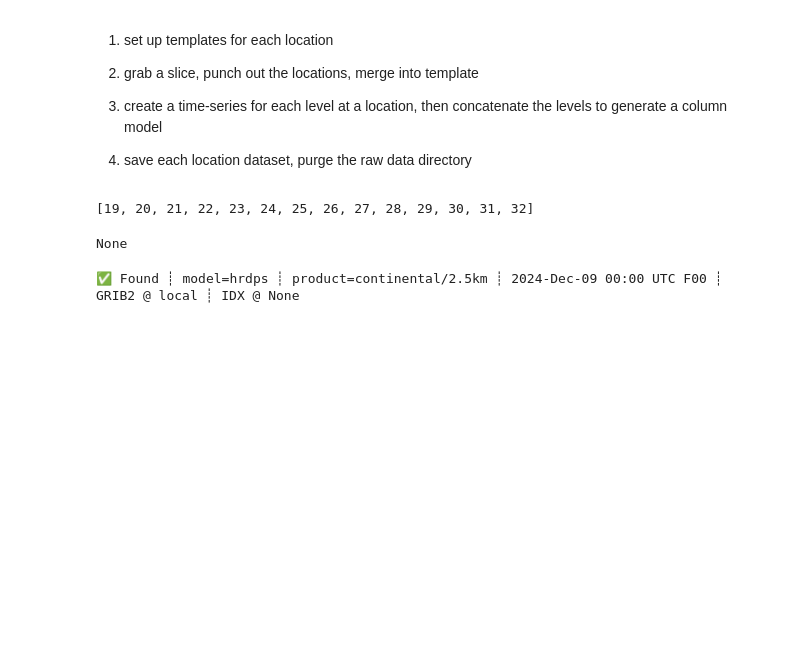
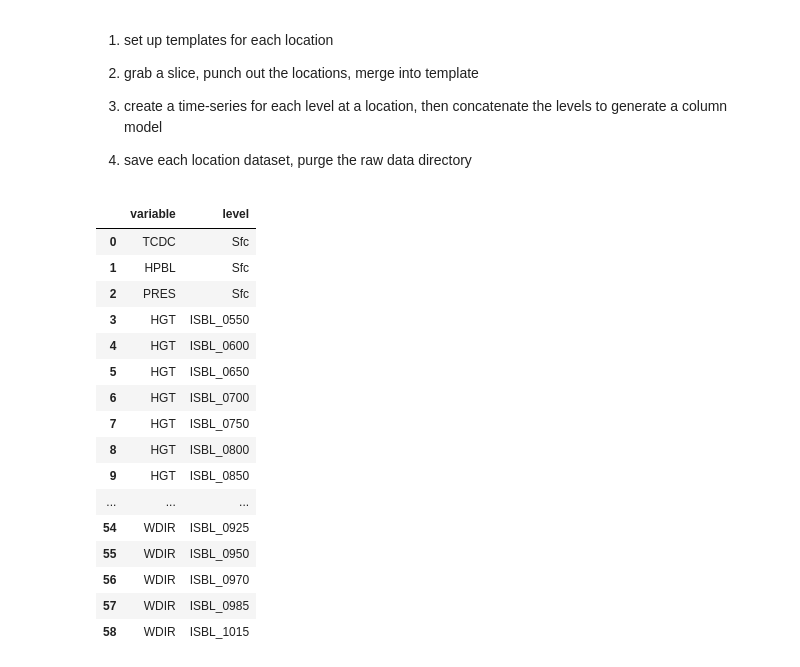
Before and after one commit to AndrewLoeppky/BMFW, a Jupyter notebook: bsp/bsp.ipynb, the cells around one changed output. Cells and saved outputs as stored; diff of their text form; code cells hidden in the pictures; blank space fills up the shorter version.

```diff
--- a/bsp/bsp.ipynb
+++ b/bsp/bsp.ipynb
@@ -39,52 +45,36 @@ with open('bsp_config.json', 'r') as f:
 # %%
 # make a list of the variables we need and at which levels
 df = pd.DataFrame(columns=["variable", "level"])
 
 for variable in config["variables"]:
     for level in config["levels"][config["variables"][variable]]:
         _df = pd.DataFrame({"variable":[variable], "level":[level]})
         df = pd.concat([df, _df])
 
 df = df.reset_index(drop=True)
 
 # get indices of each variable
 list(df[df["variable"] == "TMP"].index)
+df
 # %% [output]
-[19, 20, 21, 22, 23, 24, 25, 26, 27, 28, 29, 30, 31, 32]
+|  | variable | level |
+| 0 | TCDC | Sfc |
+| 1 | HPBL | Sfc |
+| 2 | PRES | Sfc |
+| 3 | HGT | ISBL_0550 |
+| 4 | HGT | ISBL_0600 |
+| 5 | HGT | ISBL_0650 |
+| 6 | HGT | ISBL_0700 |
+| 7 | HGT | ISBL_0750 |
+| 8 | HGT | ISBL_0800 |
+| 9 | HGT | ISBL_0850 |
+| ... | ... | ... |
+| 54 | WDIR | ISBL_0925 |
+| 55 | WDIR | ISBL_0950 |
+| 56 | WDIR | ISBL_0970 |
+| 57 | WDIR | ISBL_0985 |
+| 58 | WDIR | ISBL_1015 |
 # %%
 # set up templates for each location
 locations = {loc: [None]*len(df) for loc in config["locations"].keys()}
-print(locations["revelstoke"][0])
+#locations = {loc: np.zeros(len(df)) for loc in config["locations"].keys()} # can this be vectorized?
-# %% [output]
-None
-# %%
-# grab a slice
-ds = Herbie(recent,
-            model="hrdps",
-            fxx=0,
-            product="continental/2.5km",
-            variable=df["variable"].iloc[0],
-            level=df["level"].iloc[0]
-           ).xarray()
-
-# if the variable name is unknown, assign it
-if "unknown" in ds:
-    ds = ds.rename({"unknown":df["variable"].iloc[0]})
-
-# punch out locations
-for loc in config["locations"]:
-    locations[loc][0] = ds.sel((((ds.longitude - config["locations"][loc]["longitude"]) ** 2
-                        + (ds.latitude - config["locations"][loc]["latitude"]) ** 2) ** 0.5).argmin(dim=["x", "y"]))
-
-# purge the data directory
-for filename in os.listdir(data_dir):
-    file_path = os.path.join(data_dir, filename)
-    try:
-        if os.path.isfile(file_path) or os.path.islink(file_path):
-            os.unlink(file_path)
-        elif os.path.isdir(file_path):
-            shutil.rmtree(file_path)
-    except Exception as e:
-        print('Failed to delete %s. Reason: %s' % (file_path, e))
-# %% [output]
-✅ Found ┊ model=hrdps ┊ product=continental/2.5km ┊ 2024-Dec-09 00:00 UTC F00 ┊ GRIB2 @ local ┊ IDX @ None
```
Also changed, not shown: parts of 9 cells of this notebook, 20 other files.
